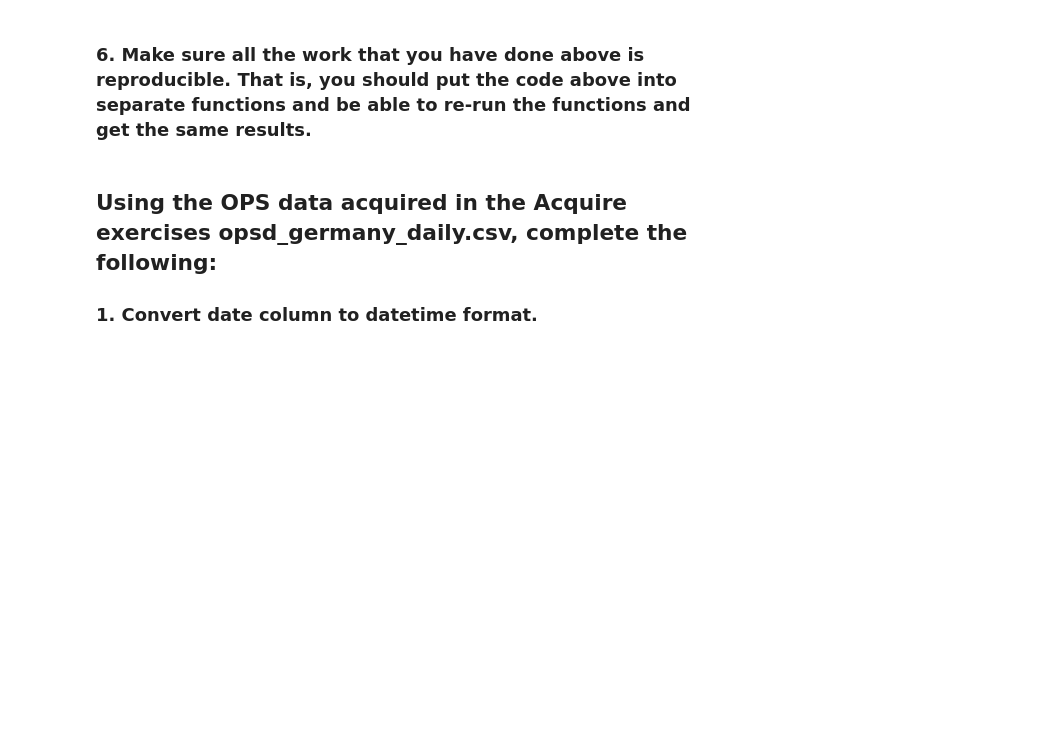
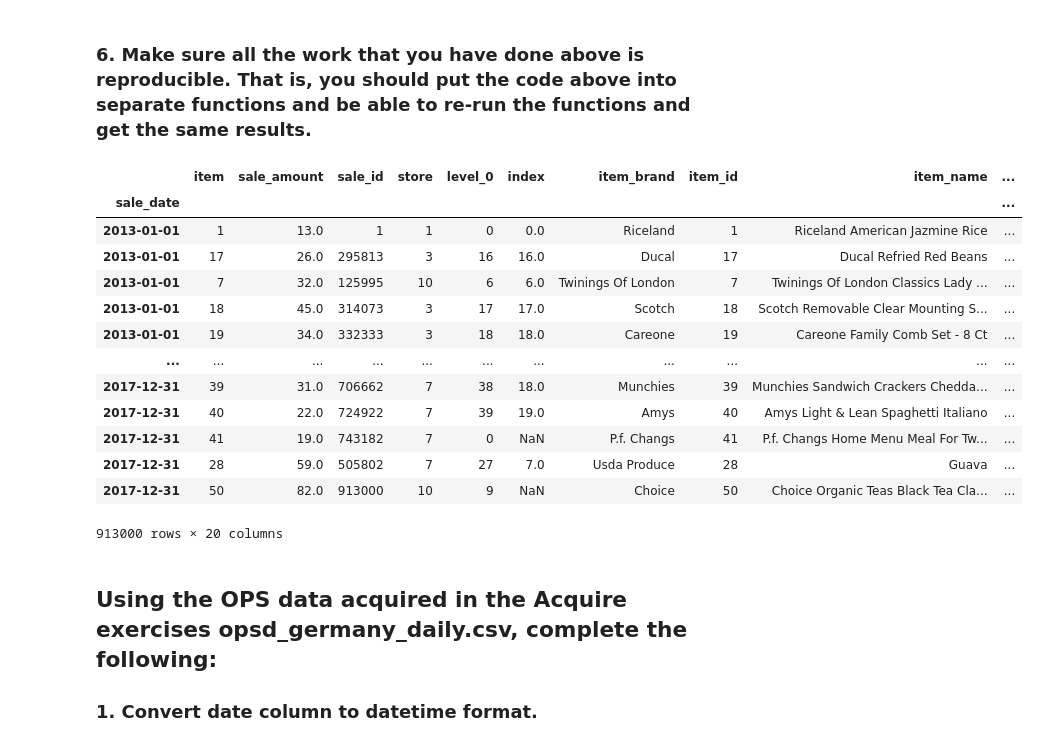
Before and after one commit to patrickamwayi/time-series-exercises, a Jupyter notebook: prepare.ipynb, the cells around one changed output. Drawn from its saved outputs; the diff is of its cells as text; code cells hidden in the pictures; blank space fills up the shorter version.

```diff
--- a/prepare.ipynb
+++ b/prepare.ipynb
@@ -197,6 +203,39 @@ combined.head()
 | 2013-01-01 | 19 | 34.0 | 332333 | 3 | 18 | 18.0 | Careone | 19 | Careone Family Comb Set - 8 Ct | ... |
 # %% [markdown]
 ### 6. Make sure all the work that you have done above is reproducible. That is, you should put the code above into separate functions and be able to re-run the functions and get the same results.
+# %%
+def store_items():
+    #pull data locally
+    combined = acquire.acquire_all()
+    #combined.sale_date.apply(lambda date: date[ : -13]).head(2)
+    combined.sale_date = combined.sale_date.apply(lambda date: date[ : -13])
+    # we can get ride of GMT time as it is all same
+    combined.sale_date = pd.to_datetime(combined.sale_date, format='%a, %d %b %Y')
+    combined = combined.set_index('sale_date').sort_index()
+    #create month in dataframe
+    combined['month'] = combined.index.strftime('%m-%b')
+    #create week in dataframe
+    combined['weekday'] = combined.index.strftime('%w-%a')
+    #create new column sales total
+    combined['sales_total'] = combined.sale_amount * combined.item_price
+    return combined
+# %%
+store_items()
+# %% [output]
+|  | item | sale_amount | sale_id | store | level_0 | index | item_brand | item_id | item_name | ... |
+| sale_date |  |  |  |  |  |  |  |  |  | ... |
+| 2013-01-01 | 1 | 13.0 | 1 | 1 | 0 | 0.0 | Riceland | 1 | Riceland American Jazmine Rice | ... |
+| 2013-01-01 | 17 | 26.0 | 295813 | 3 | 16 | 16.0 | Ducal | 17 | Ducal Refried Red Beans | ... |
+| 2013-01-01 | 7 | 32.0 | 125995 | 10 | 6 | 6.0 | Twinings Of London | 7 | Twinings Of London Classics Lady ... | ... |
+| 2013-01-01 | 18 | 45.0 | 314073 | 3 | 17 | 17.0 | Scotch | 18 | Scotch Removable Clear Mounting S... | ... |
+| 2013-01-01 | 19 | 34.0 | 332333 | 3 | 18 | 18.0 | Careone | 19 | Careone Family Comb Set - 8 Ct | ... |
+| ... | ... | ... | ... | ... | ... | ... | ... | ... | ... | ... |
+| 2017-12-31 | 39 | 31.0 | 706662 | 7 | 38 | 18.0 | Munchies | 39 | Munchies Sandwich Crackers Chedda... | ... |
+| 2017-12-31 | 40 | 22.0 | 724922 | 7 | 39 | 19.0 | Amys | 40 | Amys Light & Lean Spaghetti Italiano | ... |
+| 2017-12-31 | 41 | 19.0 | 743182 | 7 | 0 | NaN | P.f. Changs | 41 | P.f. Changs Home Menu Meal For Tw... | ... |
+| 2017-12-31 | 28 | 59.0 | 505802 | 7 | 27 | 7.0 | Usda Produce | 28 | Guava | ... |
+| 2017-12-31 | 50 | 82.0 | 913000 | 10 | 9 | NaN | Choice | 50 | Choice Organic Teas Black Tea Cla... | ... |
+913000 rows × 20 columns
 # %% [markdown]
 ## Using the OPS data acquired in the Acquire exercises opsd_germany_daily.csv, complete the following:
 
```
Also changed, not shown: parts of 23 cells of this notebook.
